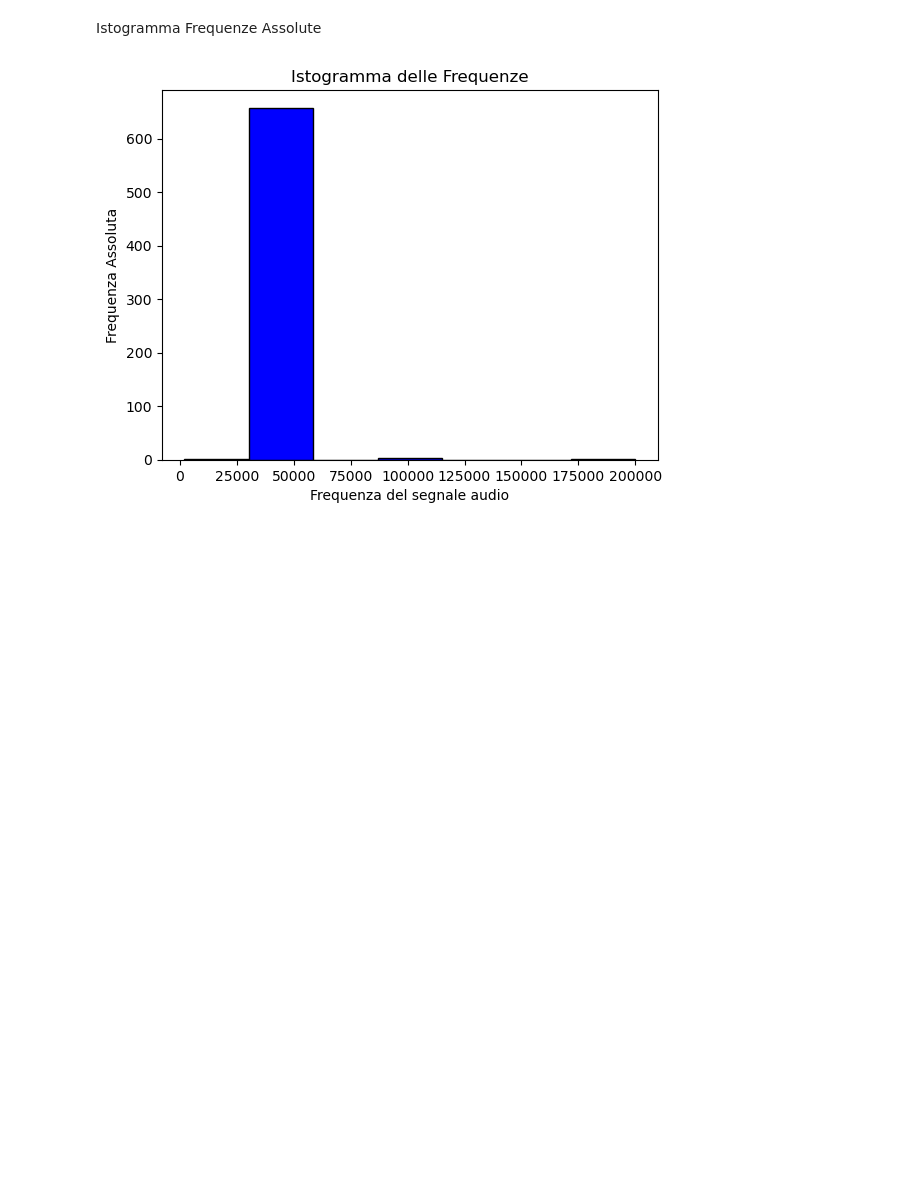
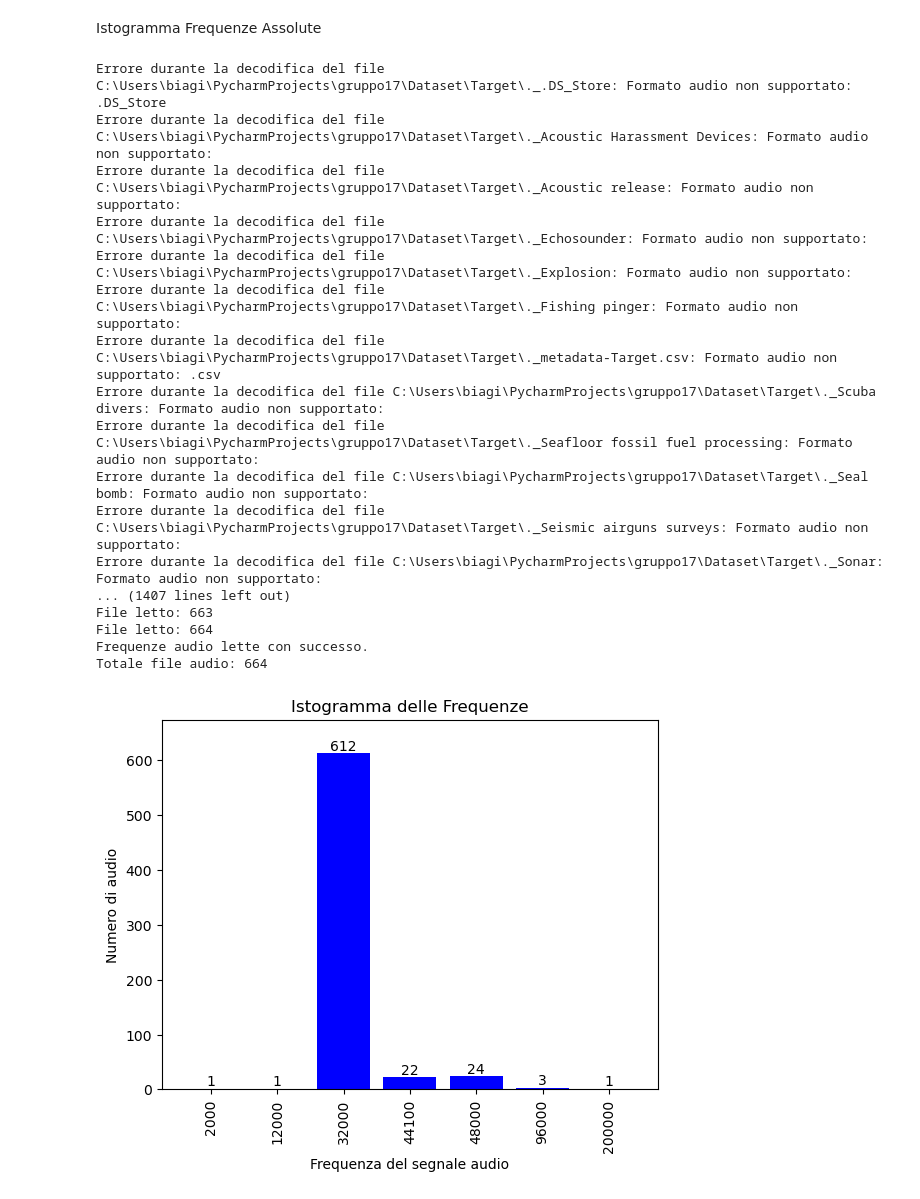
Before and after one commit to IreneGaita/UnderwaterSoundsClassification, a Jupyter notebook: AnalisiPreprocessing.ipynb, the cells around one changed output. Saved outputs shown, nothing was run; the diff lists cells and outputs as text; code cells hidden in the pictures; blank space fills up the shorter version.

```diff
--- a/AnalisiPreprocessing.ipynb
+++ b/AnalisiPreprocessing.ipynb
@@ -10,31 +10,55 @@ Istogramma Frequenze Assolute
 # %%
 from Set_Data.Lettura_Freq import frequenze
 import matplotlib.pyplot as plt
+
 # Ottieni il dizionario di frequenze e numero di audio associato
 frequencies = frequenze()
 
 # Estrai le chiavi (frequenze) e i valori (numero di audio) dal dizionario
 frequency_values = list(frequencies.keys())
 audio_numbers = list(frequencies.values())
 
-# Crea l'istogramma utilizzando i dati estratti dal dizionario
-plt.hist(frequency_values, bins=7, weights=audio_numbers, color='blue', edgecolor='black')
+# Ordina le frequenze e i numeri di audio in base alle frequenze
+sorted_indices = sorted(range(len(frequency_values)), key=lambda k: frequency_values[k])
+sorted_frequency_values = [frequency_values[i] for i in sorted_indices]
+sorted_audio_numbers = [audio_numbers[i] for i in sorted_indices]
+
+# Crea il grafico a barre
+bars = plt.bar(range(len(sorted_frequency_values)), sorted_audio_numbers, color='blue')
+
+# Aggiungi le etichette delle frequenze sotto le barre
+plt.xticks(range(len(sorted_frequency_values)), sorted_frequency_values, rotation='vertical')
 
 plt.xlabel('Frequenza del segnale audio')
 plt.ylabel('Numero di audio')
 plt.title('Istogramma delle Frequenze')
 
+# Imposta l'asse y con uno spazio aggiuntivo per l'annotazione più alta
+max_audio_number = max(sorted_audio_numbers)
+plt.ylim(0, max_audio_number * 1.1)  # Aumenta l'asse y del 10%
+
+# Aggiungi annotazioni sopra le barre
+for bar, audio_count in zip(bars, sorted_audio_numbers):
+    plt.text(bar.get_x() + bar.get_width() / 2, bar.get_height(), str(audio_count),
+             ha='center', va='bottom', color='black')
+
 plt.show()  # Mostra il grafico
+# %% [output]
+Errore durante la decodifica del file C:\Users\biagi\PycharmProjects\gruppo17\Dataset\Target\._.DS_Store: Formato audio non supportato: .DS_Store
+Errore durante la decodifica del file C:\Users\biagi\PycharmProjects\gruppo17\Dataset\Target\._Acoustic Harassment Devices: Formato audio non supportato:
+Errore durante la decodifica del file C:\Users\biagi\PycharmProjects\gruppo17\Dataset\Target\._Acoustic release: Formato audio non supportato:
+Errore durante la decodifica del file C:\Users\biagi\PycharmProjects\gruppo17\Dataset\Target\._Echosounder: Formato audio non supportato:
+Errore durante la decodifica del file C:\Users\biagi\PycharmProjects\gruppo17\Dataset\Target\._Explosion: Formato audio non supportato:
+Errore durante la decodifica del file C:\Users\biagi\PycharmProjects\gruppo17\Dataset\Target\._Fishing pinger: Formato audio non supportato:
+Errore durante la decodifica del file C:\Users\biagi\PycharmProjects\gruppo17\Dataset\Target\._metadata-Target.csv: Formato audio non supportato: .csv
+Errore durante la decodifica del file C:\Users\biagi\PycharmProjects\gruppo17\Dataset\Target\._Scuba divers: Formato audio non supportato:
+Errore durante la decodifica del file C:\Users\biagi\PycharmProjects\gruppo17\Dataset\Target\._Seafloor fossil fuel processing: Formato audio non supportato:
+Errore durante la decodifica del file C:\Users\biagi\PycharmProjects\gruppo17\Dataset\Target\._Seal bomb: Formato audio non supportato:
+Errore durante la decodifica del file C:\Users\biagi\PycharmProjects\gruppo17\Dataset\Target\._Seismic airguns surveys: Formato audio non supportato:
+Errore durante la decodifica del file C:\Users\biagi\PycharmProjects\gruppo17\Dataset\Target\._Sonar: Formato audio non supportato:
+... (1407 lines left out)
+File letto: 663
+File letto: 664
+Frequenze audio lette con successo.
+Totale file audio: 664
+[figure, added]
-# %%
-
-data = [44100,32000,48000,96000,200000,12000,2000]
-weights = [22,612,24,3,1,1,1]  # Pesi corrispondenti ai dati
-
-
-plt.hist(data, bins=7, weights=weights, color='blue', edgecolor='black')
-plt.xlabel('Frequenza del segnale audio')
-plt.ylabel('Frequenza Assoluta')
-plt.title('Istogramma delle Frequenze')
-plt.show()
-# %% [output]
-[figure, removed]
```
Also changed, not shown: parts of 2 cells of this notebook, 1 other file.
